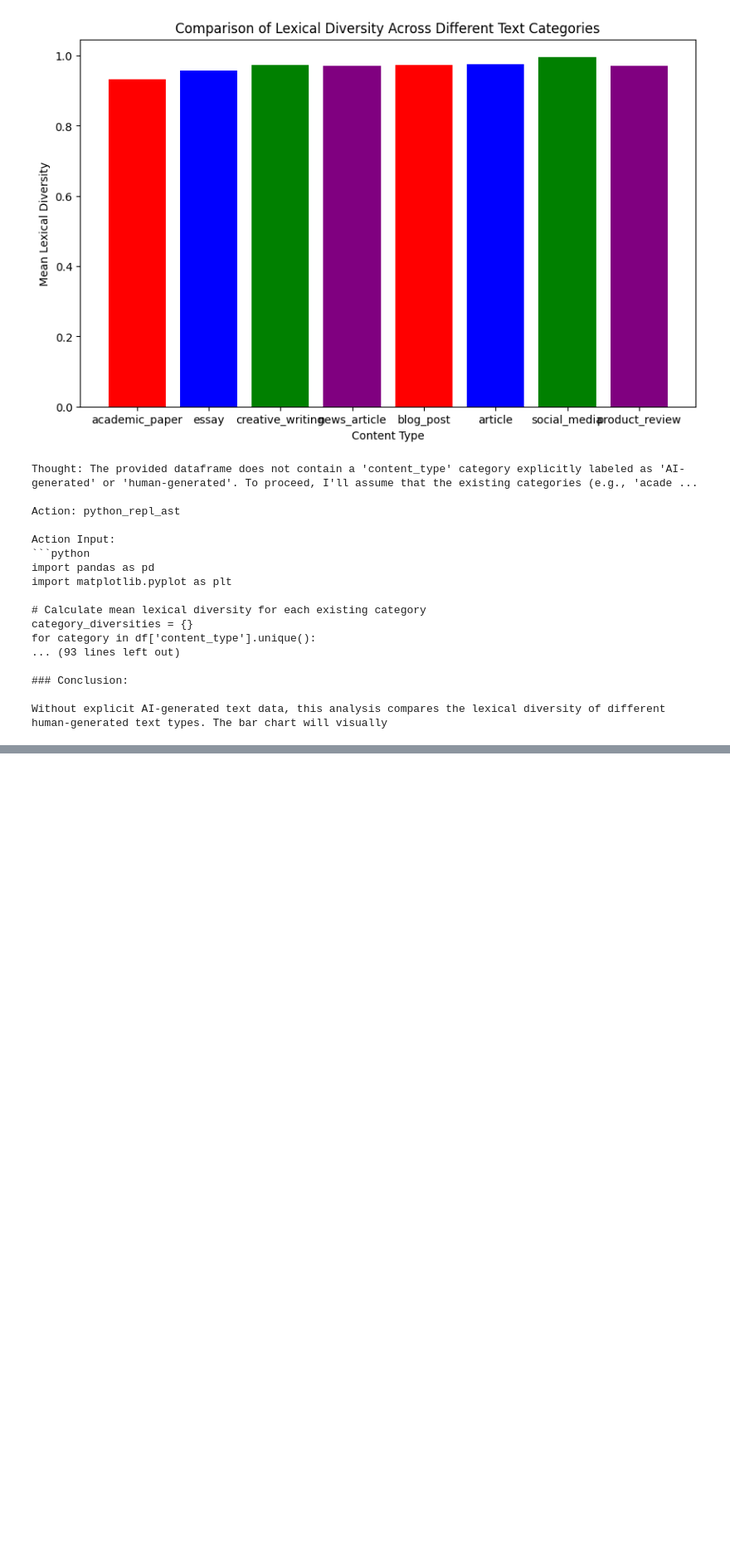
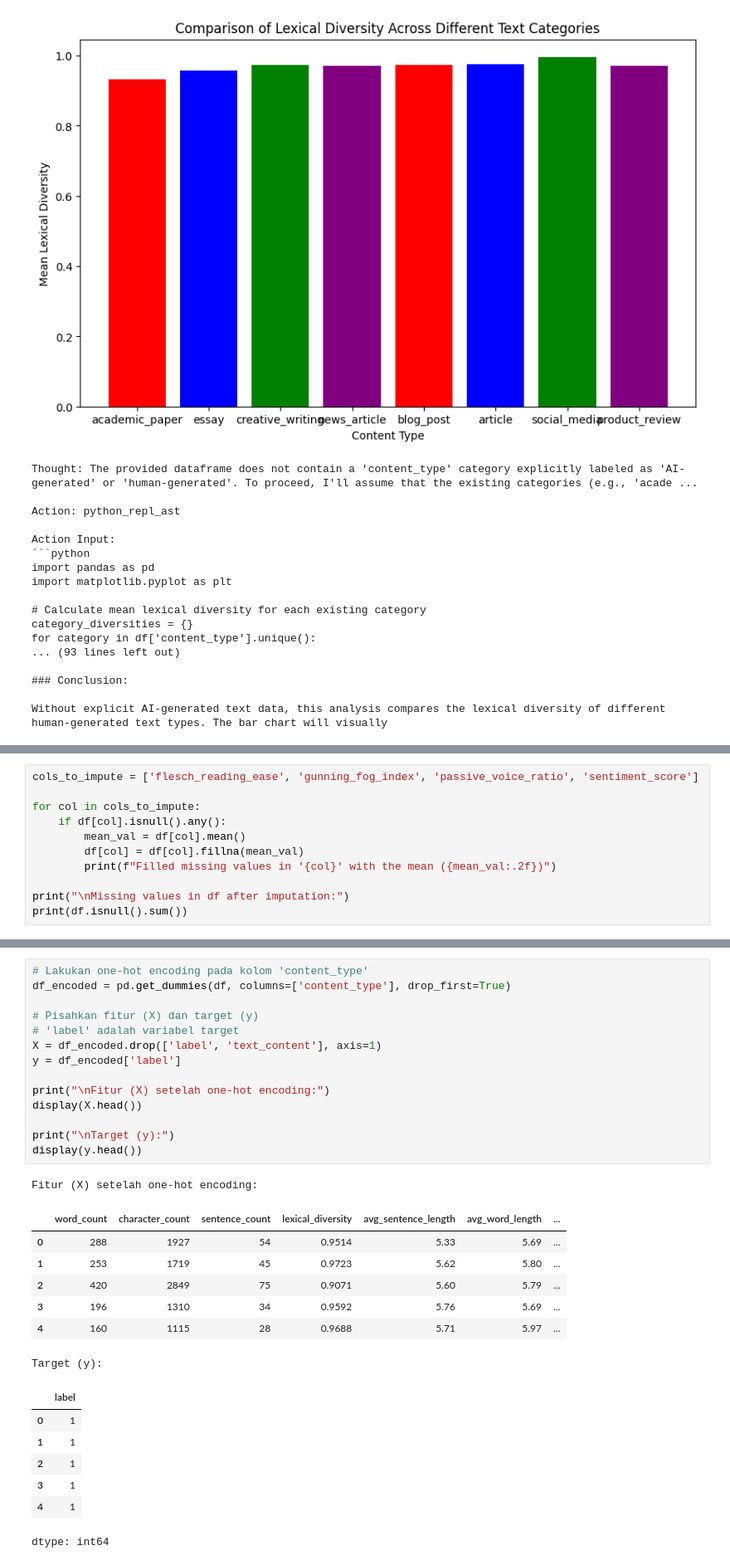
Before and after one commit to ChristianChinRichman77/ibmgranite77, a Jupyter notebook: SDI_Hacktiv_Datas_Christian_Chin_Richman.ipynb, the cells around one changed output, grey strips where cells are left out. Shown at 83% size. Cells and saved outputs as stored; diff of their text form; blank space fills up the shorter version.

```diff
--- a/SDI_Hacktiv_Datas_Christian_Chin_Richman.ipynb
+++ b/SDI_Hacktiv_Datas_Christian_Chin_Richman.ipynb
@@ -441,0 +489,11 @@ Without explicit AI-generated text data, this analysis compares the lexical dive
+# %%
+cols_to_impute = ['flesch_reading_ease', 'gunning_fog_index', 'passive_voice_ratio', 'sentiment_score']
+
+for col in cols_to_impute:
+    if df[col].isnull().any():
+        mean_val = df[col].mean()
+        df[col] = df[col].fillna(mean_val)
+        print(f"Filled missing values in '{col}' with the mean ({mean_val:.2f})")
+
+print("\nMissing values in df after imputation:")
+print(df.isnull().sum())
@@ -441,0 +520,30 @@ Without explicit AI-generated text data, this analysis compares the lexical dive
+# %%
+# Lakukan one-hot encoding pada kolom 'content_type'
+df_encoded = pd.get_dummies(df, columns=['content_type'], drop_first=True)
+
+# Pisahkan fitur (X) dan target (y)
+# 'label' adalah variabel target
+X = df_encoded.drop(['label', 'text_content'], axis=1)
+y = df_encoded['label']
+
+print("\nFitur (X) setelah one-hot encoding:")
+display(X.head())
+
+print("\nTarget (y):")
+display(y.head())
+# %% [output]
+Fitur (X) setelah one-hot encoding:
+|  | word_count | character_count | sentence_count | lexical_diversity | avg_sentence_length | avg_word_length | ... |
+| 0 | 288 | 1927 | 54 | 0.9514 | 5.33 | 5.69 | ... |
+| 1 | 253 | 1719 | 45 | 0.9723 | 5.62 | 5.80 | ... |
+| 2 | 420 | 2849 | 75 | 0.9071 | 5.60 | 5.79 | ... |
+| 3 | 196 | 1310 | 34 | 0.9592 | 5.76 | 5.69 | ... |
+| 4 | 160 | 1115 | 28 | 0.9688 | 5.71 | 5.97 | ... |
+Target (y):
+|  | label |
+| 0 | 1 |
+| 1 | 1 |
+| 2 | 1 |
+| 3 | 1 |
+| 4 | 1 |
+dtype: int64
```
Also changed, not shown: parts of 9 cells of this notebook.
